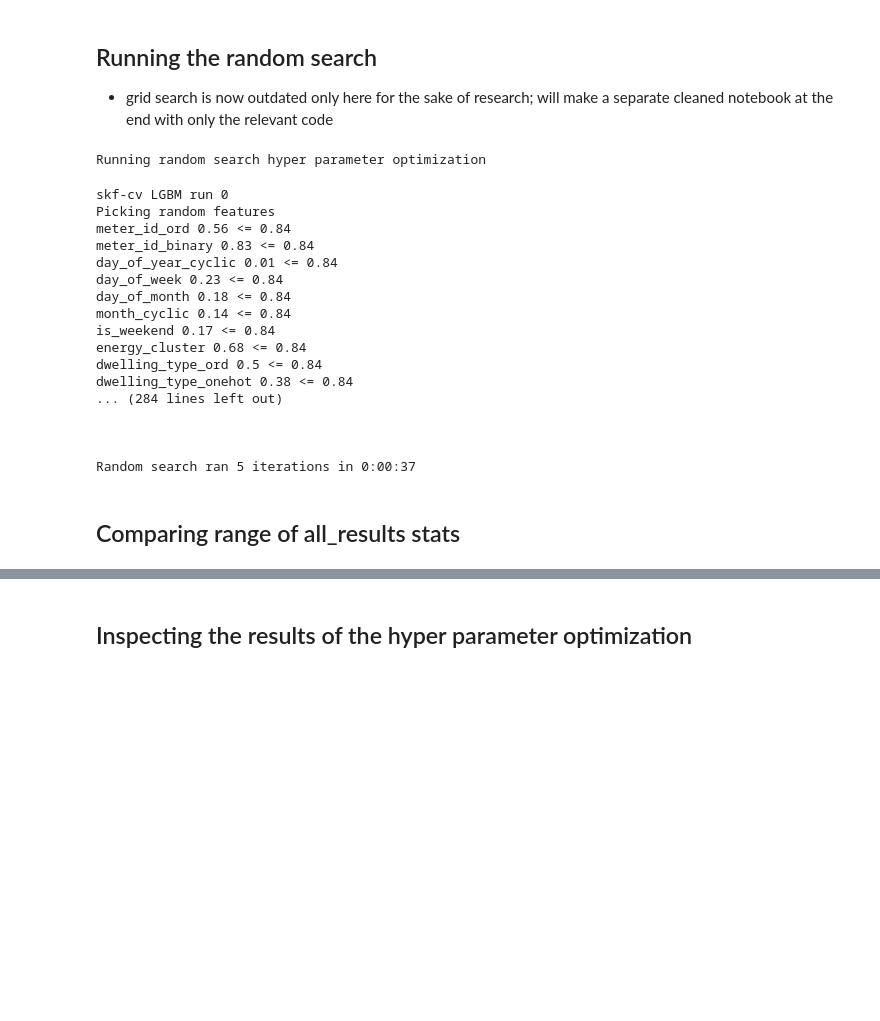
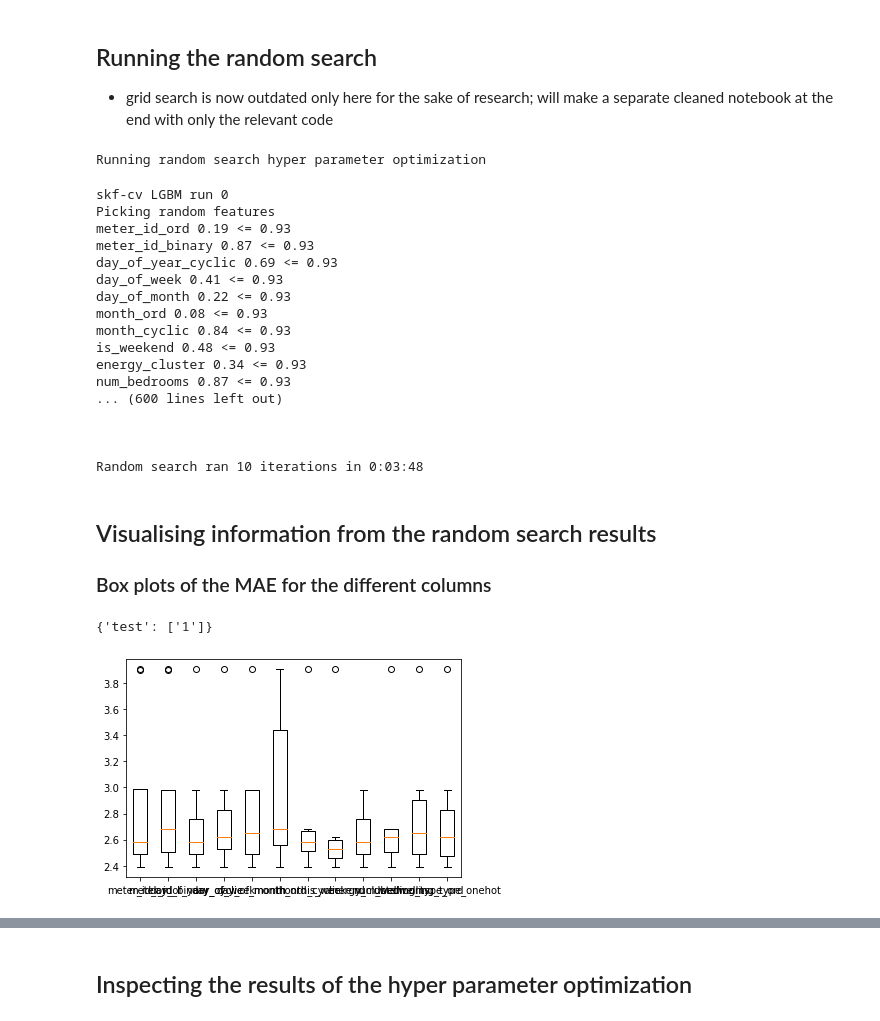
Before and after one commit to danielmusselwhite/UG_Dissertation_Energy_Forecasting, a Jupyter notebook: Src/Jupyter_Notebooks/6. LGBM forecasting unclustered Random Search (main).ipynb, the cells around one changed output, grey strips where cells are left out. Saved outputs shown, nothing was run; the diff lists cells and outputs as text; code cells hidden in the pictures; blank space fills up the shorter version.

```diff
--- a/Src/Jupyter_Notebooks/6. LGBM forecasting unclustered Random Search (main).ipynb
+++ b/Src/Jupyter_Notebooks/6. LGBM forecasting unclustered Random Search (main).ipynb
@@ -441,7 +441,7 @@ all_results = [] # will hold array of all the tuples of results + hyper params
 print(f"{color.BOLD}Running random search hyper parameter optimization{color.END}\n")
 start_time = time.time()
 #going to test n hyper parameter configurations
-n=64
+n=10
 for i in tqdm(range(n)):
     print(f"{color.BOLD}{color.RED}{color.UNDERLINE}skf-cv LGBM run {i}{color.END}")
     #### randomly generate the hyper parameters for this model within a sensible range for each ####
@@ -486,23 +486,57 @@ print(f"{color.BOLD}Random search ran {n} iterations in {str(datetime.timedelta(
 Running random search hyper parameter optimization
 skf-cv LGBM run 0
 Picking random features
-meter_id_ord 0.56 <= 0.84
-meter_id_binary 0.83 <= 0.84
-day_of_year_cyclic 0.01 <= 0.84
-day_of_week 0.23 <= 0.84
-day_of_month 0.18 <= 0.84
-month_cyclic 0.14 <= 0.84
-is_weekend 0.17 <= 0.84
-energy_cluster 0.68 <= 0.84
-dwelling_type_ord 0.5 <= 0.84
-dwelling_type_onehot 0.38 <= 0.84
-... (284 lines left out)
+meter_id_ord 0.19 <= 0.93
+meter_id_binary 0.87 <= 0.93
+day_of_year_cyclic 0.69 <= 0.93
+day_of_week 0.41 <= 0.93
+day_of_month 0.22 <= 0.93
+month_ord 0.08 <= 0.93
+month_cyclic 0.84 <= 0.93
+is_weekend 0.48 <= 0.93
+energy_cluster 0.34 <= 0.93
+num_bedrooms 0.87 <= 0.93
+... (600 lines left out)
 
 
 
-Random search ran 5 iterations in 0:00:37
+Random search ran 10 iterations in 0:03:48
-# %% [markdown]
-## Comparing range of all_results stats
+# %% [markdown]
+## Visualising information from the random search results
+### Box plots of the MAE for the different columns
+# %%
+columns_maes = {} #dictionary of each columns maes
+if "test" not in columns_maes:
+    columns_maes["test"]=[]
+columns_maes["test"].append("1")
+columns_maes
+# %% [output]
+{'test': ['1']}
+# %%
+columns_maes = {} #dictionary of each columns maes
+#iterating through each column and randomly decide whether or not to pick it
+for key in tqdm(possible_columns.keys()):
+    column = possible_columns[key][0] # only want to check against one column for the 'in'
+    #iterating through every single models results
+    for i in range(len(all_results)):
+        #if this column was used by the model
+        if column in all_results[i][1][0]:
+            # if this column doesn't yet exist in the dict, create it
+            if key not in columns_maes:
+                columns_maes[key]=[]
+            # adding this models mae to the dict entry for this column
+            columns_maes[key].append(all_results[i][0][1])
+
+# print(f"{color.BOLD}{color.BLUE}{color.UNDERLINE}MAEs for each model which contains columns of eaach type{color.END}")
+# pprint(columns_maes)
+
+#plotting a boxplot of these
+labels, data = columns_maes.keys(), columns_maes.values()
+plt.boxplot(data)
+plt.xticks(range(1, len(labels) + 1), labels,figsize=(10,1))
+plt.show()
+# %% [output]
+[figure, added]
 # %%
 #inspecting the min/max/mean of time of execution of the models we tested in grid search
 all_toes = []
```
Also changed, not shown: parts of 4 cells of this notebook, 1 other file.
